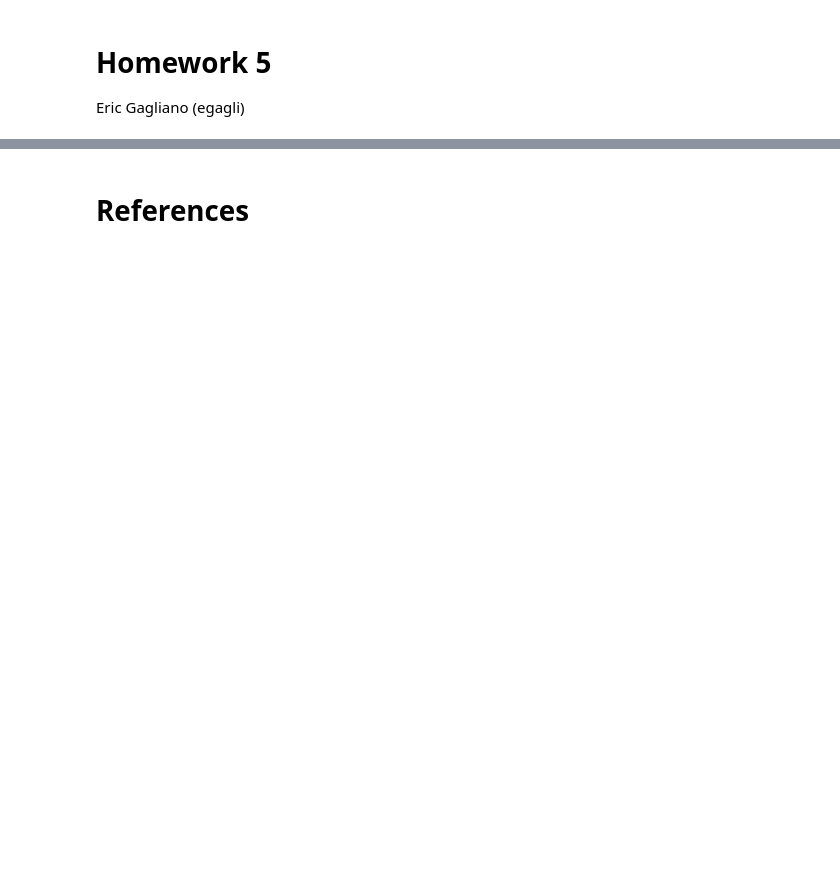
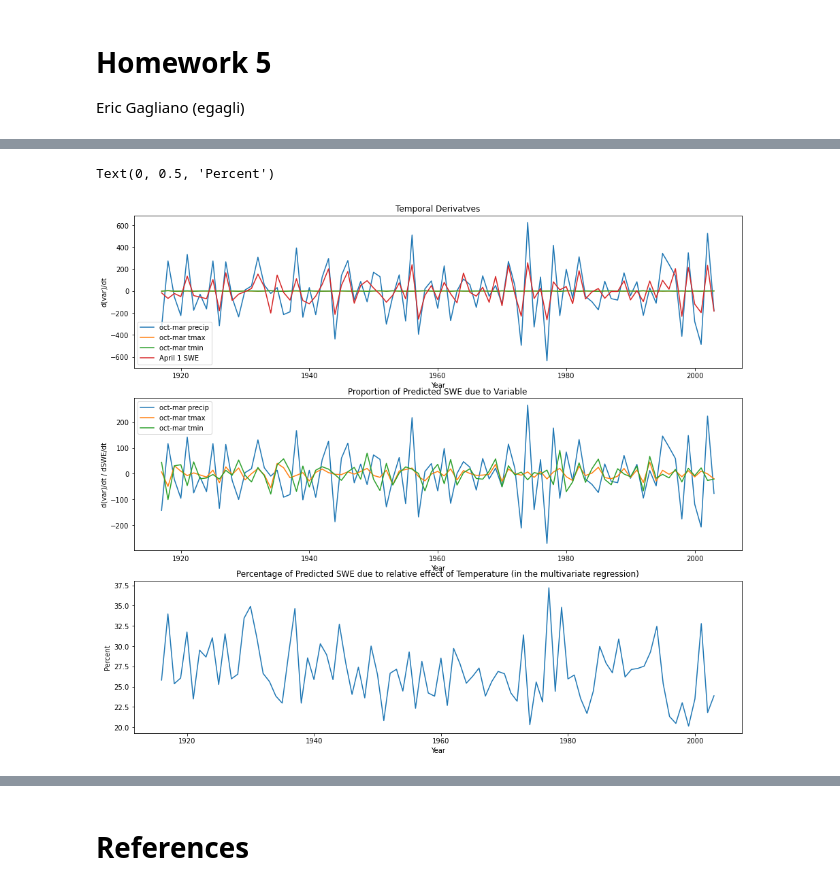
Before and after one commit to egagli/cewa565, a Jupyter notebook: homework/5/hw5.ipynb, the cells around one changed output, grey strips where cells are left out. Cells and saved outputs as stored; diff of their text form; code cells hidden in the pictures; blank space fills up the shorter version.

```diff
--- a/homework/5/hw5.ipynb
+++ b/homework/5/hw5.ipynb
@@ -610,0 +94,40 @@ Seth Vanderwilt and I will use Sentinel-1 Synthetic Aperture Radar (SAR) backsca
+# %%
+# fit multiple linear regression model to the data
+predictors = np.append(np.ones_like([cascades_df['April 1 SWE']]).T,cascades_df.iloc[:,1:4].to_numpy(),axis=1)
+B,_,_,_ = scipy.linalg.lstsq(predictors, cascades_df.iloc[:,4])
+cascades_df['SWE prediction'] = predictors.dot(B)
+props = pd.DataFrame(predictors*B,columns=['April 1 SWE','oct-mar precip','oct-mar tmax','oct-mar tmin'])
+props['abs_total'] = props.abs().sum(axis=1)
+props['percent_temp'] = 100*((np.abs(props['oct-mar tmax']) + np.abs(props['oct-mar tmin']))/props['abs_total'])
+# %%
+# calculate derivatives of variables
+variables = pd.concat([cascades_df.iloc[:,1:4],cascades_df.iloc[:,4]],axis=1)
+derivs = variables.diff()
+derivs['Water Year'] = cascades_df['Water Year']
+derivs = derivs.set_index('Water Year')
+# %%
+# plot derivatives and proportion of predicted SWE
+f,ax=plt.subplots(3,1,figsize=(16,14))
+derivs.plot(ax=ax[0])
+ax[0].set_title('Temporal Derivatves')
+ax[0].set_xlabel('Year')
+ax[0].set_ylabel('d(var)/dt')
+ax[0].legend()
+Bs = np.concatenate([B[1:4],[1]])
+Bs
+dprops = derivs*Bs
+dprops['oct-mar precip'].plot(ax=ax[1])
+dprops['oct-mar tmax'].plot(ax=ax[1])
+dprops['oct-mar tmin'].plot(ax=ax[1])
+ax[1].set_title('Proportion of Predicted SWE due to Variable')
+ax[1].set_xlabel('Year')
+ax[1].set_ylabel('d(var)/dt / dSWE/dt')
+ax[1].legend()
+
+ax[2].plot(cascades_df['Water Year'],props['percent_temp'])
+ax[2].set_title('Percentage of Predicted SWE due to relative effect of Temperature (in the multivariate regression)')
+ax[2].set_xlabel('Year')
+ax[2].set_ylabel('Percent')
+# %% [output]
+Text(0, 0.5, 'Percent')
+[figure, added]
```
Also changed, not shown: parts of 75 cells of this notebook.
